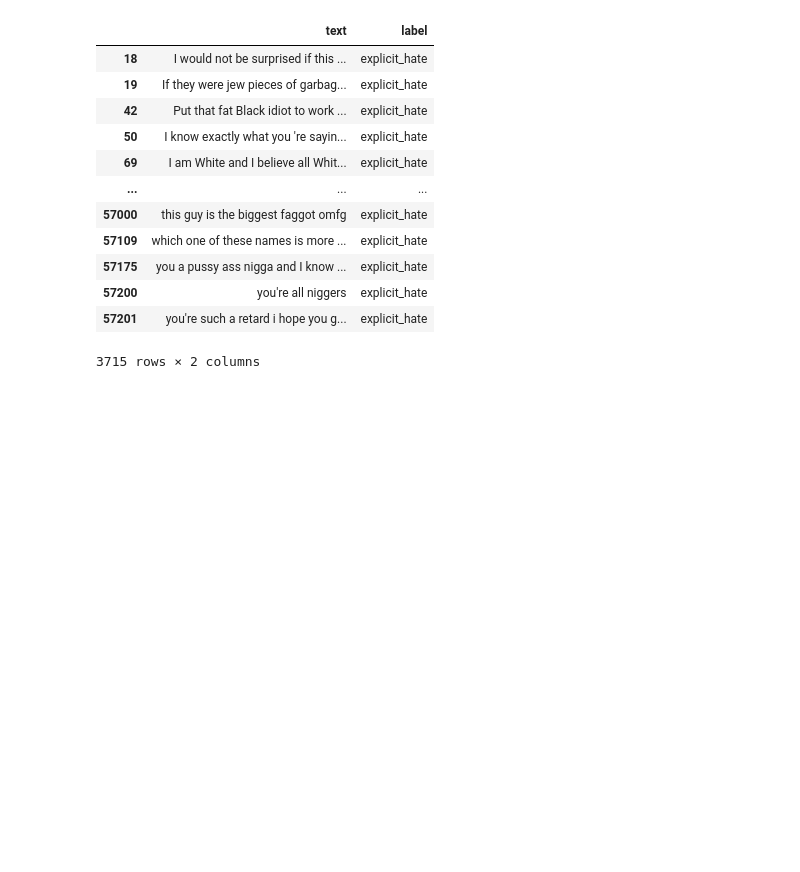
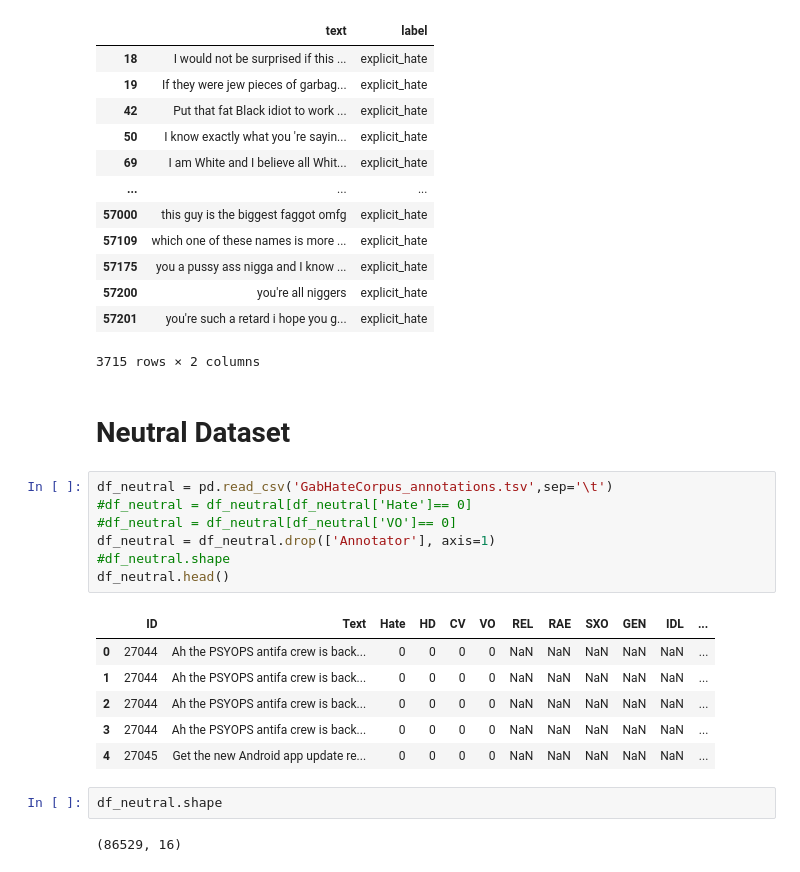
Before and after one commit to uadR1/nlphatespeech, a Jupyter notebook: Aras/Collect_Data/collectalldata.ipynb, the cells around one changed output. Cells and saved outputs as stored; diff of their text form; blank space fills up the shorter version.

Commit message:
neutral dataset

```diff
--- a/Aras/Collect_Data/collectalldata.ipynb
+++ b/Aras/Collect_Data/collectalldata.ipynb
@@ -159,3 +159,23 @@ df_all[df_all['label'] == 'explicit_hate']
 | 57200 | you're all niggers | explicit_hate |
 | 57201 | you're such a retard i hope you g... | explicit_hate |
 3715 rows × 2 columns
+# %% [markdown]
+# Neutral Dataset
+# %%
+df_neutral = pd.read_csv('GabHateCorpus_annotations.tsv',sep='\t')
+#df_neutral = df_neutral[df_neutral['Hate']== 0]
+#df_neutral = df_neutral[df_neutral['VO']== 0]
+df_neutral = df_neutral.drop(['Annotator'], axis=1)
+#df_neutral.shape
+df_neutral.head()
+# %% [output]
+|  | ID | Text | Hate | HD | CV | VO | REL | RAE | SXO | GEN | IDL | ... |
+| 0 | 27044 | Ah the PSYOPS antifa crew is back... | 0 | 0 | 0 | 0 | NaN | NaN | NaN | NaN | NaN | ... |
+| 1 | 27044 | Ah the PSYOPS antifa crew is back... | 0 | 0 | 0 | 0 | NaN | NaN | NaN | NaN | NaN | ... |
+| 2 | 27044 | Ah the PSYOPS antifa crew is back... | 0 | 0 | 0 | 0 | NaN | NaN | NaN | NaN | NaN | ... |
+| 3 | 27044 | Ah the PSYOPS antifa crew is back... | 0 | 0 | 0 | 0 | NaN | NaN | NaN | NaN | NaN | ... |
+| 4 | 27045 | Get the new Android app update re... | 0 | 0 | 0 | 0 | NaN | NaN | NaN | NaN | NaN | ... |
+# %%
+df_neutral.shape
+# %% [output]
+(86529, 16)
```
Also changed, not shown: parts of 7 cells of this notebook, 6 other files.
